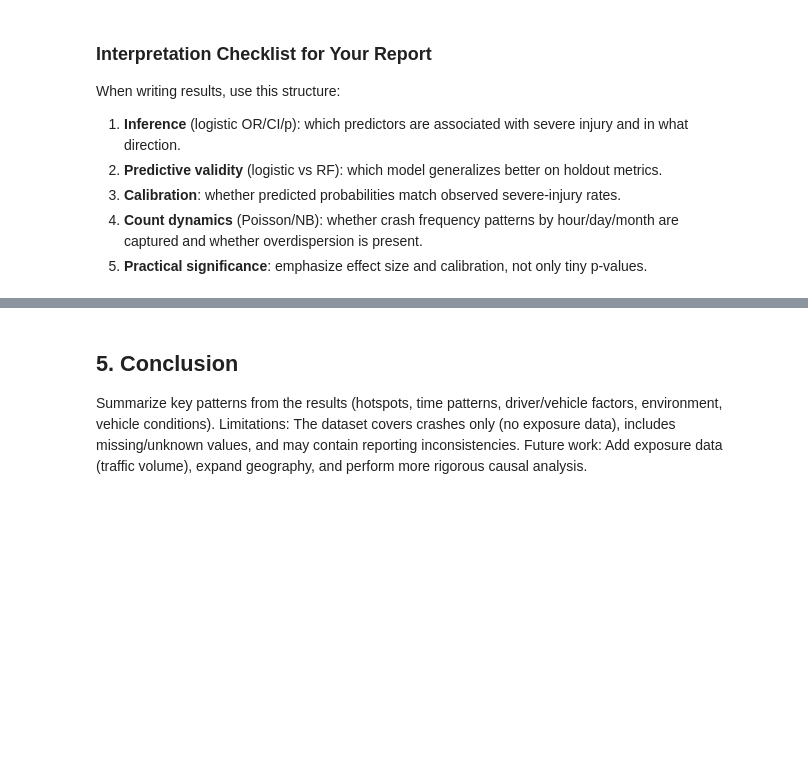
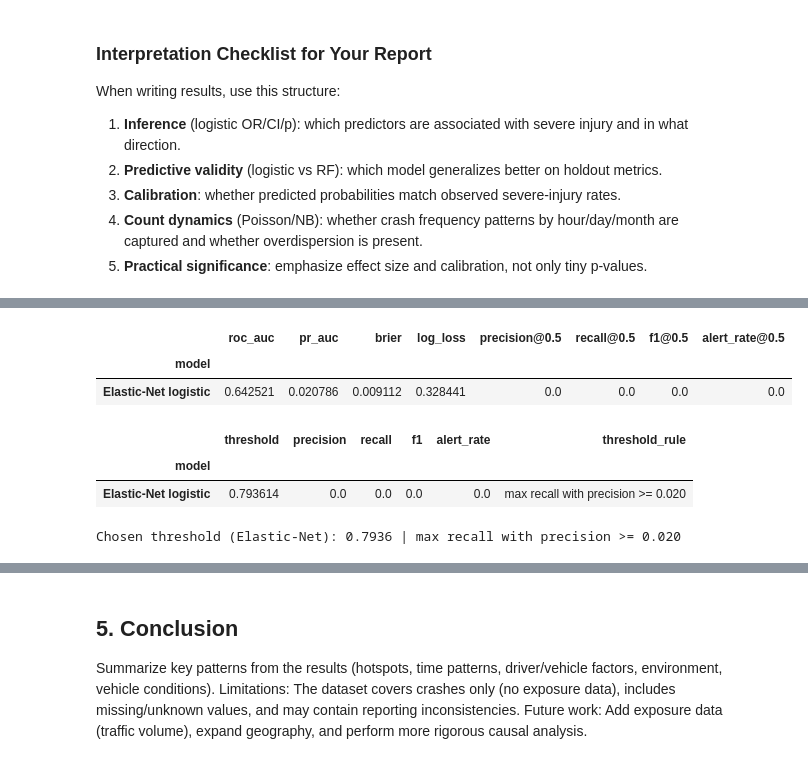
Before and after one commit to lior-benjman/Statistics-pro, a Jupyter notebook: Statistic_research.ipynb, the cells around one changed output, grey strips where cells are left out. Saved outputs shown, nothing was run; the diff lists cells and outputs as text; code cells hidden in the pictures; blank space fills up the shorter version.

```diff
--- a/Statistic_research.ipynb
+++ b/Statistic_research.ipynb
@@ -1934,0 +2330,51 @@ When writing results, use this structure:
+# %%
+# Fit best elastic-net on full train and evaluate on test
+elastic_best = Pipeline([
+    ("pre", clone(pre_en)),
+    ("clf", LogisticRegression(
+        penalty='elasticnet',
+        l1_ratio=best['l1_ratio'],
+        C=best['C'],
+        solver='saga',
+        class_weight='balanced',
+        max_iter=5000,
+        random_state=42,
+    )),
+])
+elastic_best.fit(X_train, y_train)
+p_test_en = elastic_best.predict_proba(X_test)[:, 1]
+
+# Threshold selection with same precision-floor protocol
+thr_en_df = threshold_grid_metrics(y_val_en, best['model'].predict_proba(X_val_en)[:,1], np.linspace(0.005, 0.80, 250))
+en_t, en_rule, _ = choose_threshold_with_precision_floor(thr_en_df, precision_floor=0.03)
+
+en_prob_metrics = pd.DataFrame([
+    {'model': 'Elastic-Net logistic', **binary_metrics(y_test, p_test_en, threshold=0.5)}
+]).set_index('model')
+display(en_prob_metrics)
+
+
+def op_metrics_local(y_true, p, t):
+    y_hat = (p >= t).astype(int)
+    pr, rc, f1, _ = precision_recall_fscore_support(y_true, y_hat, average='binary', zero_division=0)
+    return {'threshold': float(t), 'precision': float(pr), 'recall': float(rc), 'f1': float(f1), 'alert_rate': float(np.mean(y_hat))}
+
+
+en_oper = pd.DataFrame([
+    {'model': 'Elastic-Net logistic', **{
+        'threshold': en_t,
+        **{k: v for k,v in op_metrics_local(y_test, p_test_en, en_t).items() if k != 'threshold'},
+        'threshold_rule': en_rule,
+    }}
+]).set_index('model')
+display(en_oper)
+
+print('Chosen threshold (Elastic-Net):', round(en_t, 4), '|', en_rule)
+# %% [output]
+|  | roc_auc | pr_auc | brier | log_loss | precision@0.5 | recall@0.5 | f1@0.5 | alert_rate@0.5 |
+| model |  |  |  |  |  |  |  |  |
+| Elastic-Net logistic | 0.642521 | 0.020786 | 0.009112 | 0.328441 | 0.0 | 0.0 | 0.0 | 0.0 |
+|  | threshold | precision | recall | f1 | alert_rate | threshold_rule |
+| model |  |  |  |  |  |  |
+| Elastic-Net logistic | 0.793614 | 0.0 | 0.0 | 0.0 | 0.0 | max recall with precision >= 0.020 |
+Chosen threshold (Elastic-Net): 0.7936 | max recall with precision >= 0.020
```
Also changed, not shown: parts of 15 cells of this notebook, 3 other files.
